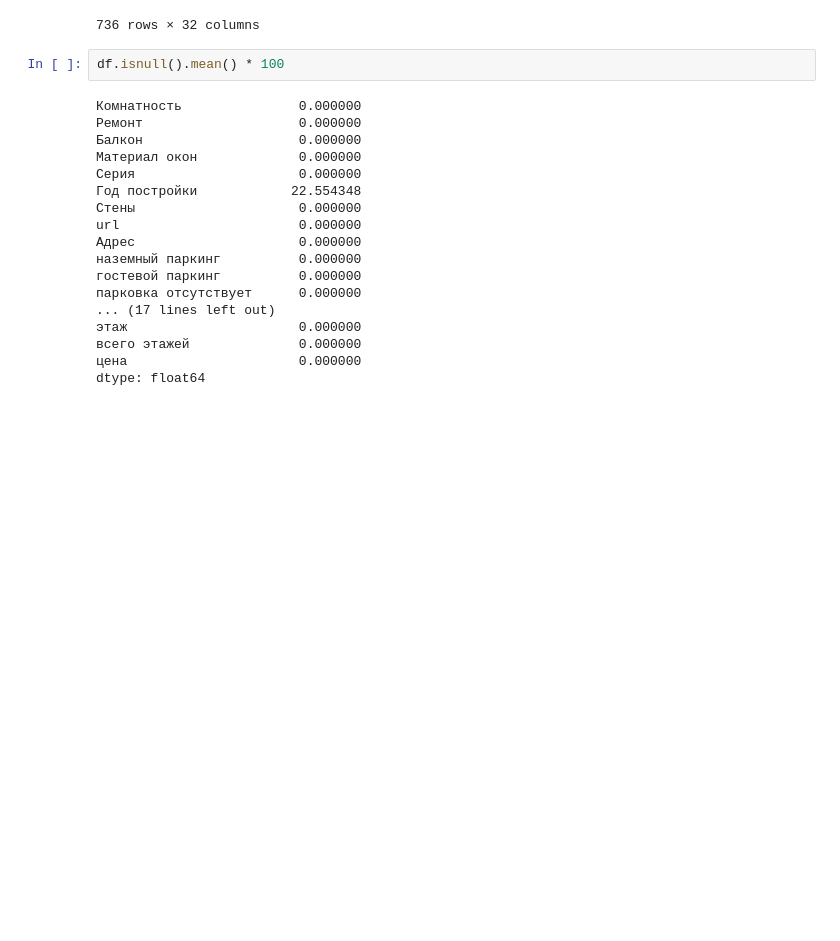
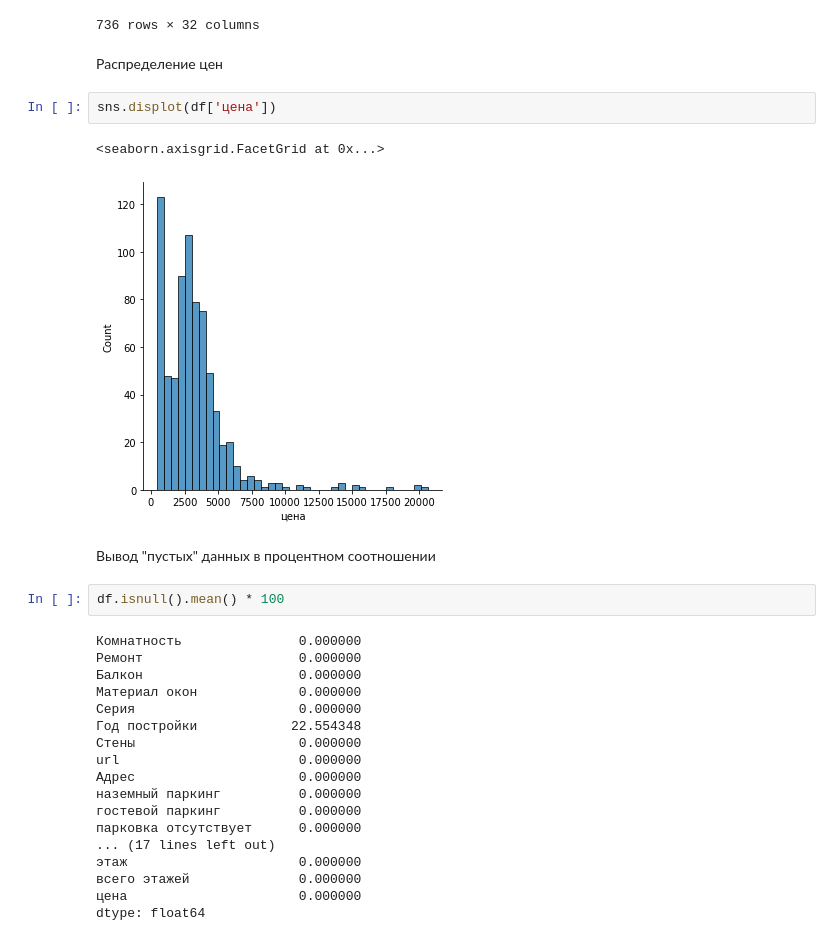
Before and after one commit to Golden-dreamer/ptz-flats-predict, a Jupyter notebook: model.ipynb, the cells around one changed output. Drawn from its saved outputs; the diff is of its cells as text; blank space fills up the shorter version.

```diff
--- a/model.ipynb
+++ b/model.ipynb
@@ -30,6 +37,15 @@ df
 | 2836807 | 1 | Современный ремонт | Есть балкон | Пластиковые | Инд | 2014.0 | Панельные | https://ptz.etagi.com//realty/283... | Октябрьский | ... |
 | 2584308 | 3 | Требует ремонта | Есть балкон | Деревянные | Инд | 1981.0 | Панельные | https://ptz.etagi.com//realty/258... | Сулажгора | ... |
 736 rows × 32 columns
+# %% [markdown]
+Распределение цен
+# %%
+sns.displot(df['цена'])
+# %% [output]
+<seaborn.axisgrid.FacetGrid at 0x...>
+[figure, added]
+# %% [markdown]
+Вывод "пустых" данных в процентном соотношении
 # %%
 df.isnull().mean() * 100
 # %% [output]
```
Also changed, not shown: parts of 127 cells of this notebook.
